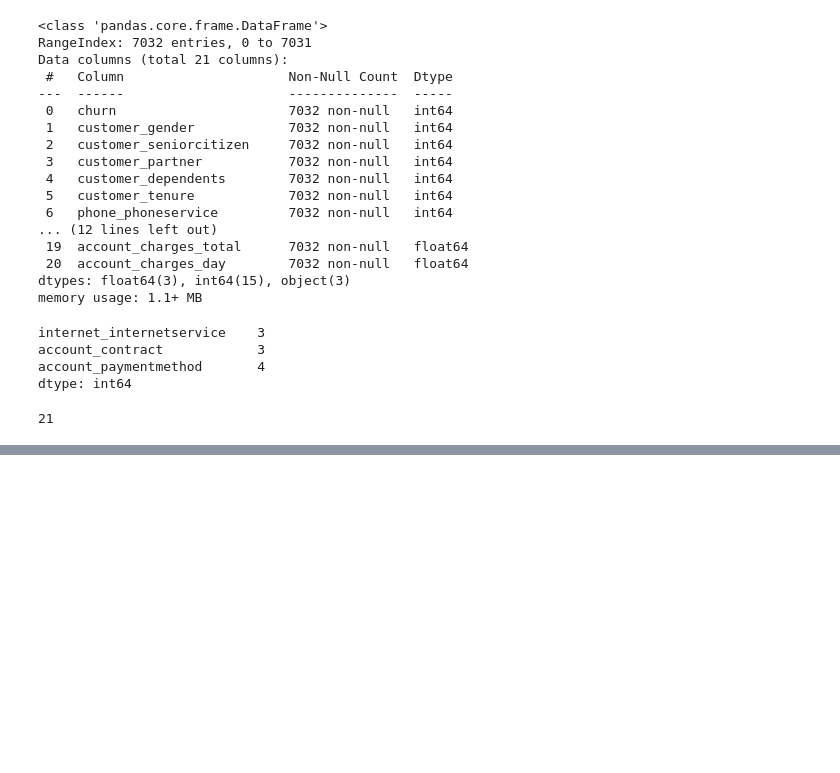
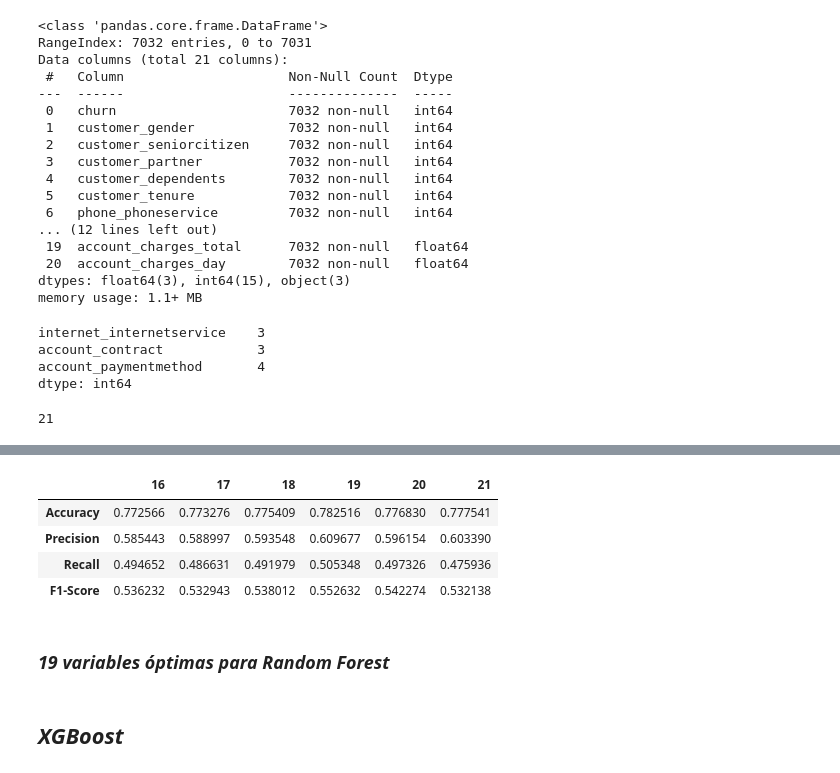
Before and after one commit to Jeremytroc/Evasion-de-clientes-Telecom-X, a Jupyter notebook: Telecom_X.ipynb, the cells around one changed output, grey strips where cells are left out. Saved outputs shown, nothing was run; the diff lists cells and outputs as text; code cells hidden in the pictures; blank space fills up the shorter version.

```diff
--- a/Telecom_X.ipynb
+++ b/Telecom_X.ipynb
@@ -180,0 +286,31 @@ print (X.shape)
+# %%
+features_forest = modelo_random_forest_base.feature_importances_
+features_forest_df = pd.DataFrame ({'Features': one_hot.get_feature_names_out(),
+                                     'Importancia': features_forest*100}).sort_values ('Importancia')[::-1]
+# %%
+resultados_features_forest = pd.DataFrame (index= ['Accuracy', 'Precision', 'Recall', 'F1-Score'])
+modelo_random_forest_features = RandomForestClassifier (random_state=42,
+                                                    bootstrap=True)
+
+ct_features = np.arange (16,22,1)
+
+for i in ct_features:
+    selected_features = features_forest_df['Features'].values[:i]
+    X_train_selected = X_train[selected_features]
+    X_test_selected = X_test[selected_features]
+    modelo_random_forest_features.fit (X_train_selected, y_train)
+    y_pred_forest_features = modelo_random_forest_features.predict (X_test_selected)
+    metricas = calcular_metricas (y_test, y_pred_forest_features)
+    resultados_features_forest[i] = list (metricas.values())
+
+resultados_features_forest
+# %% [output]
+|  | 16 | 17 | 18 | 19 | 20 | 21 |
+| Accuracy | 0.772566 | 0.773276 | 0.775409 | 0.782516 | 0.776830 | 0.777541 |
+| Precision | 0.585443 | 0.588997 | 0.593548 | 0.609677 | 0.596154 | 0.603390 |
+| Recall | 0.494652 | 0.486631 | 0.491979 | 0.505348 | 0.497326 | 0.475936 |
+| F1-Score | 0.536232 | 0.532943 | 0.538012 | 0.552632 | 0.542274 | 0.532138 |
+# %% [markdown]
+### *19 variables óptimas para Random Forest*
+# %% [markdown]
+## *XGBoost*
```
Also changed, not shown: parts of 59 cells of this notebook, 2 other files.
